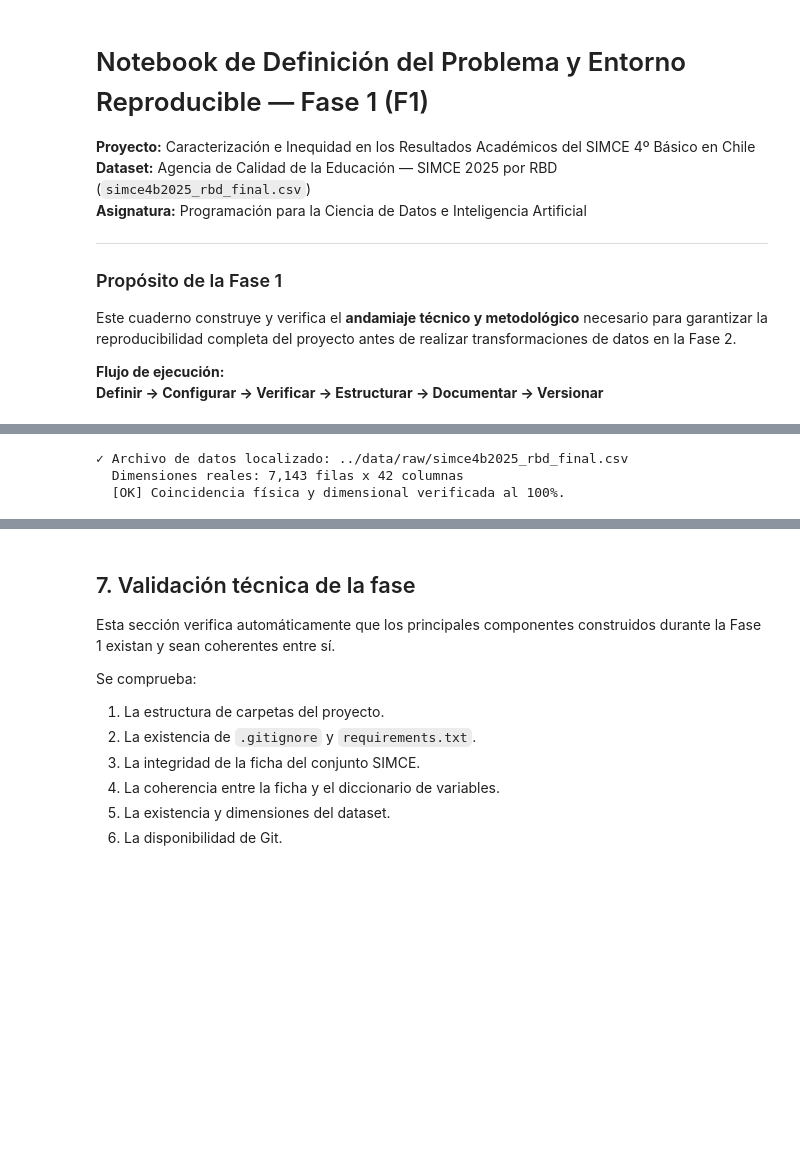
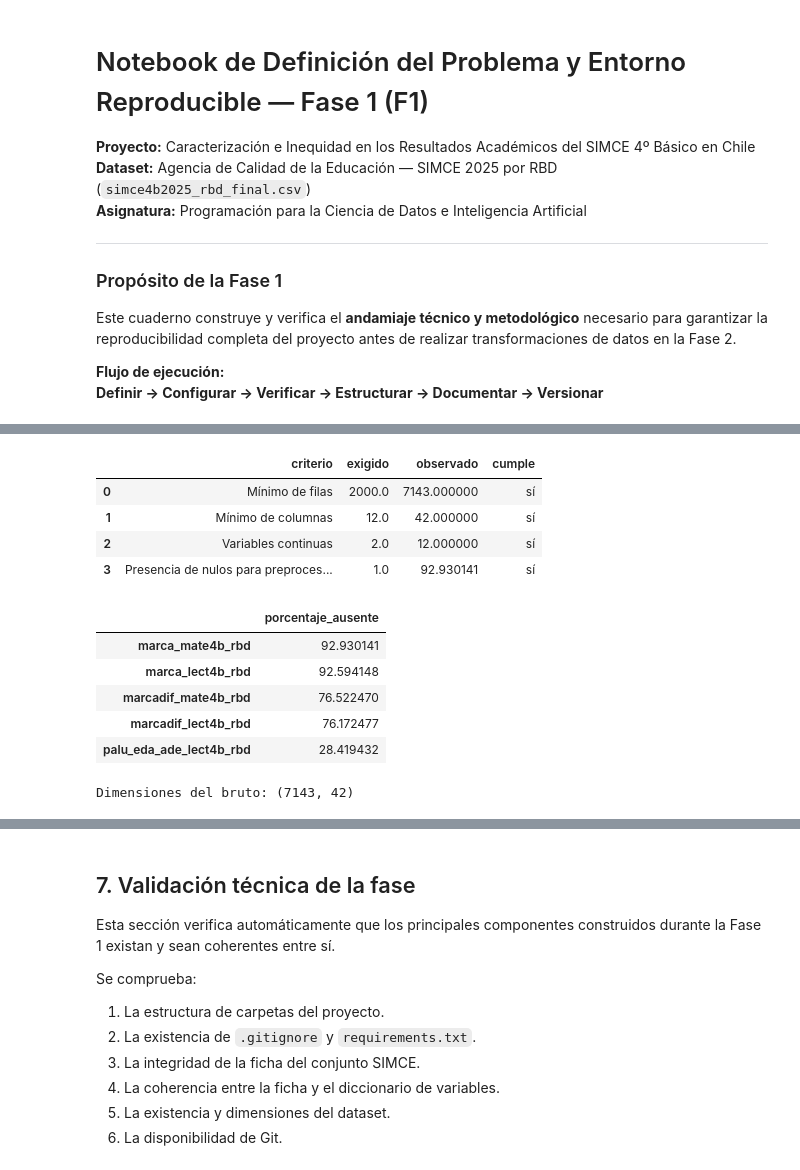
Before and after one commit to jorge170102/f1_s01_evaluacion_entregable_grupo7, a Jupyter notebook: F1/F1_Definicion.ipynb, the cells around one changed output, grey strips where cells are left out. Cells and saved outputs as stored; diff of their text form; code cells hidden in the pictures; blank space fills up the shorter version.

```diff
--- a/F1/F1_Definicion.ipynb
+++ b/F1/F1_Definicion.ipynb
@@ -431,19 +466,34 @@ display(diccionario.head(10))
 | 9 | cod_deprov_rbd | nominal | Código departamento provincial |
 # %%
 ARCHIVO_RAW = DIR_RAW / "simce4b2025_rbd_final.csv"
-
-if ARCHIVO_RAW.exists():
-    df_verif = pd.read_csv(ARCHIVO_RAW, sep=";", encoding="latin-1")
-    print("✓ Archivo de datos localizado:", ARCHIVO_RAW.as_posix())
-    print(f"  Dimensiones reales: {df_verif.shape[0]:,} filas x {df_verif.shape[1]} columnas")
-    assert df_verif.shape == (FICHA["filas"], FICHA["columnas"]), "Las dimensiones difieren de la ficha."
-    print("  [OK] Coincidencia física y dimensional verificada al 100%.")
-else:
-    print(f"[PENDIENTE] Mueva el archivo 'simce4b2025_rbd_final.csv' a la carpeta: {DIR_RAW.as_posix()}")
+df_verif = pd.read_csv(ARCHIVO_RAW, sep=";", encoding="cp1252")
+assert set(df_verif.columns) == set(diccionario["variable"]), "Revisar cobertura del diccionario."
+# Calculamos la ficha para evitar cifras desactualizadas al reemplazar el archivo.
+nulos = df_verif.isna().mean().mul(100)
+FICHA.update({
+    "filas": len(df_verif), "columnas": len(df_verif.columns),
+    "tamano_mb": round(ARCHIVO_RAW.stat().st_size / 1024**2, 2),
+    "roles": diccionario["rol_analitico"].value_counts().to_dict(),
+    "pct_nulos_max_variable": float(nulos.max()),
+    "pct_nulos_min_no_cero": float(nulos[nulos.gt(0)].min()),
+})
+evaluacion_df = evaluar_criterios(FICHA)
+display(evaluacion_df)
+display(nulos.sort_values(ascending=False).head().rename("porcentaje_ausente").to_frame())
+print("Dimensiones del bruto:", df_verif.shape)
 # %% [output]
+|  | criterio | exigido | observado | cumple |
+| 0 | Mínimo de filas | 2000.0 | 7143.000000 | sí |
+| 1 | Mínimo de columnas | 12.0 | 42.000000 | sí |
+| 2 | Variables continuas | 2.0 | 12.000000 | sí |
+| 3 | Presencia de nulos para preproces... | 1.0 | 92.930141 | sí |
+|  | porcentaje_ausente |
+| marca_mate4b_rbd | 92.930141 |
+| marca_lect4b_rbd | 92.594148 |
+| marcadif_mate4b_rbd | 76.522470 |
+| marcadif_lect4b_rbd | 76.172477 |
+| palu_eda_ade_lect4b_rbd | 28.419432 |
-✓ Archivo de datos localizado: ../data/raw/simce4b2025_rbd_final.csv
-  Dimensiones reales: 7,143 filas x 42 columnas
-  [OK] Coincidencia física y dimensional verificada al 100%.
+Dimensiones del bruto: (7143, 42)
 # %%
 def git(*args):
     """Ejecuta un comando de git en el sistema."""
```
Also changed, not shown: parts of 12 cells of this notebook, 13 other files.
